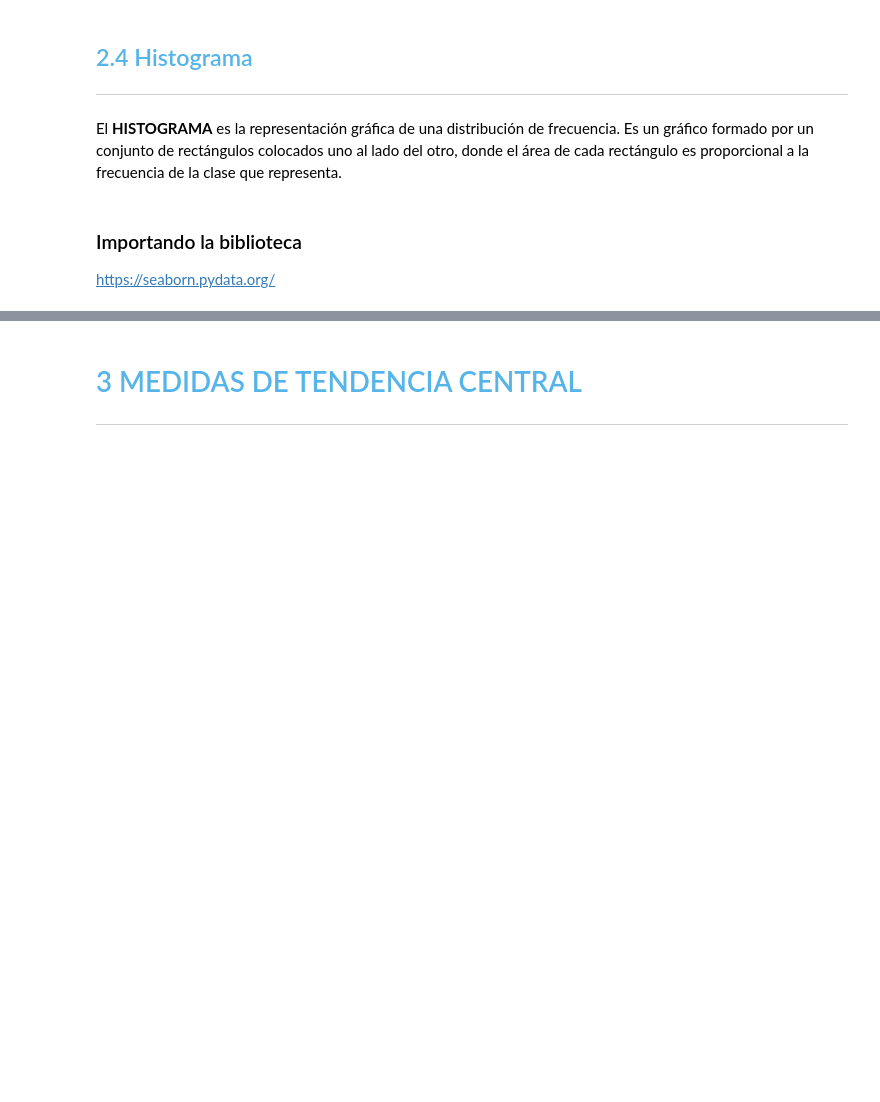
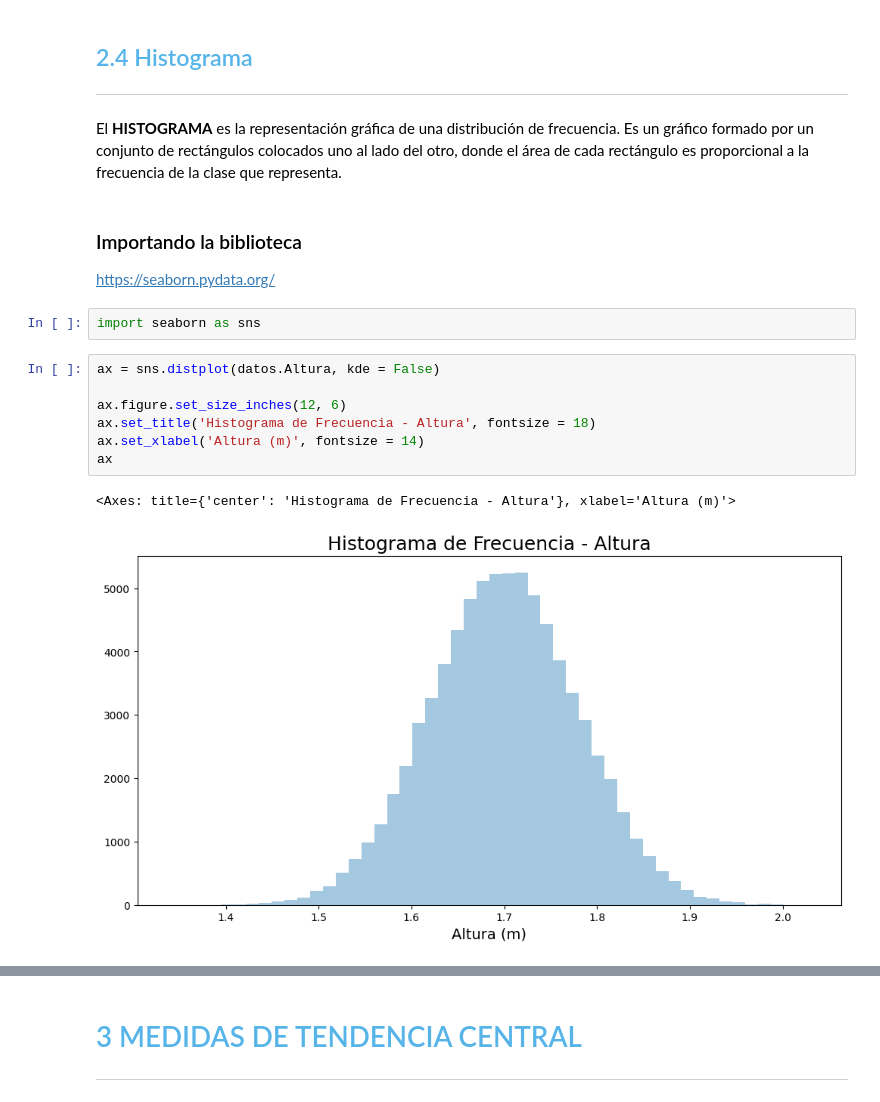
Before and after one commit to FlamInIFabrIzIo/2--curso-DS-Alura-latam, a Jupyter notebook: Curso_de_Estadística_con_Python_1.ipynb, the cells around one changed output, grey strips where cells are left out. Drawn from its saved outputs; the diff is of its cells as text; blank space fills up the shorter version.

```diff
--- a/Curso_de_Estadística_con_Python_1.ipynb
+++ b/Curso_de_Estadística_con_Python_1.ipynb
@@ -365,3 +522,15 @@ El <b>HISTOGRAMA</b> es la representación gráfica de una distribución de frec
 ### Importando la biblioteca
 
 https://seaborn.pydata.org/
+# %%
+import seaborn as sns
+# %%
+ax = sns.distplot(datos.Altura, kde = False)
+
+ax.figure.set_size_inches(12, 6)
+ax.set_title('Histograma de Frecuencia - Altura', fontsize = 18)
+ax.set_xlabel('Altura (m)', fontsize = 14)
+ax
+# %% [output]
+<Axes: title={'center': 'Histograma de Frecuencia - Altura'}, xlabel='Altura (m)'>
+[figure, added]
```
Also changed, not shown: parts of 29 cells of this notebook.
